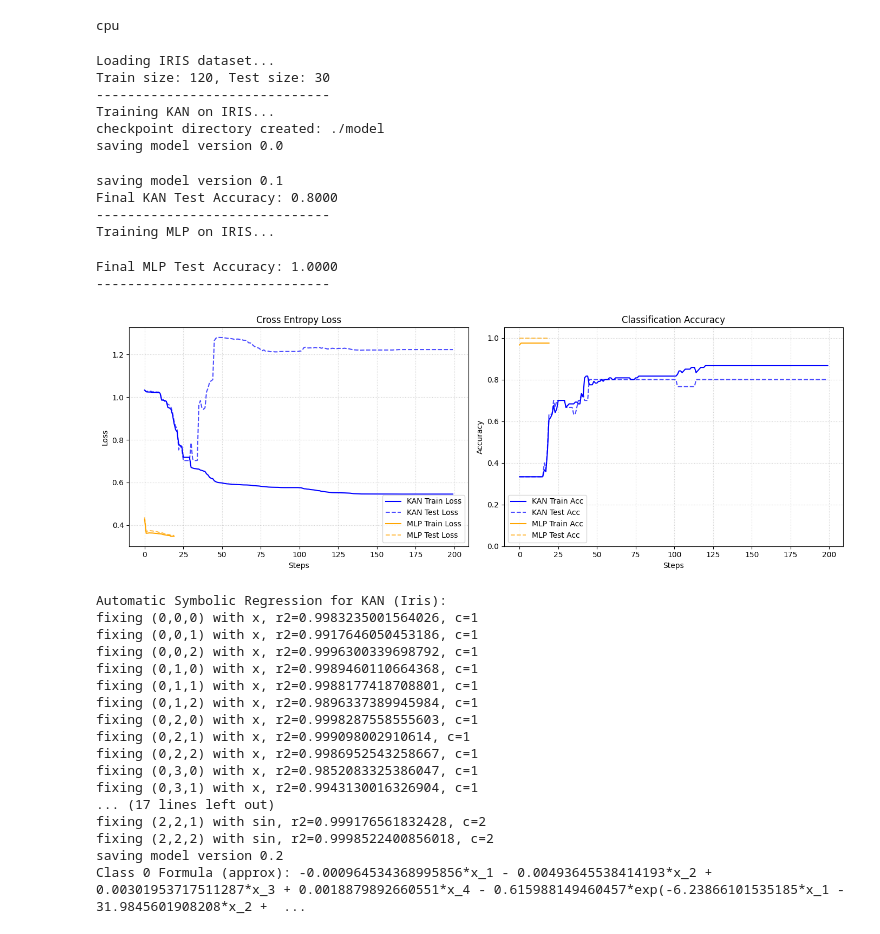
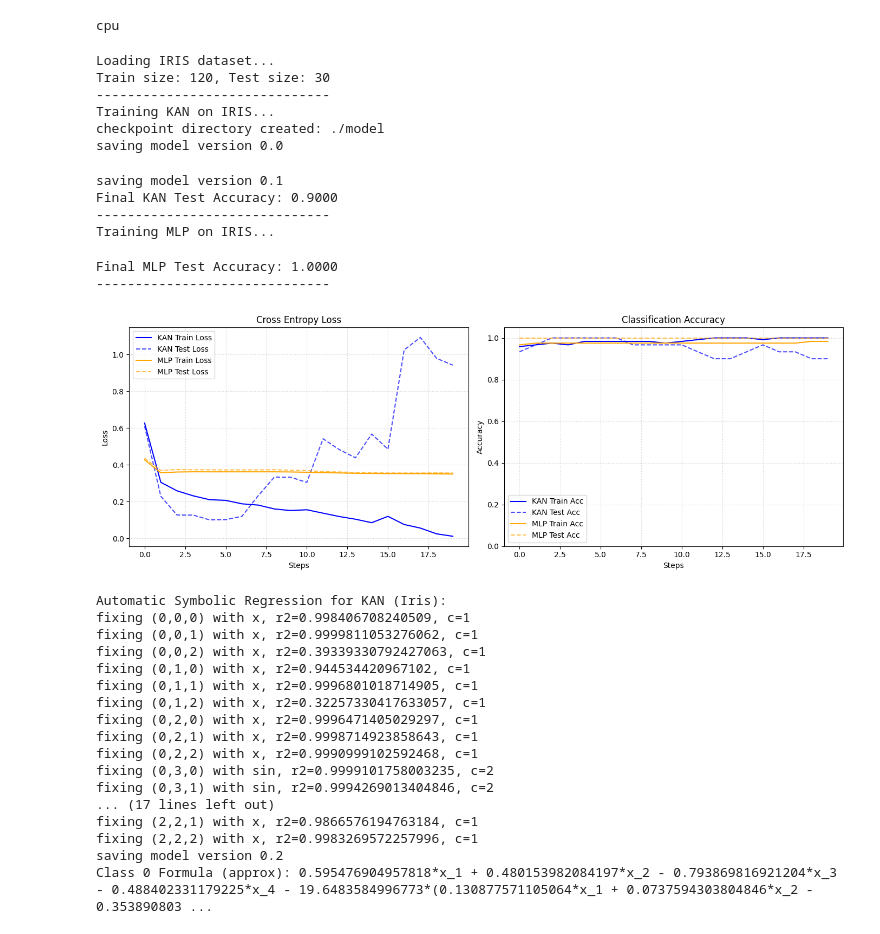
Before and after one commit to paumateo/Deep-Learning-Advanced-KAN-Project, a Jupyter notebook: notebooks/andre_test_5_IRIS_plot.ipynb, the cells around one changed output. Saved outputs shown, nothing was run; the diff lists cells and outputs as text; code cells hidden in the pictures.

```diff
--- a/notebooks/andre_test_5_IRIS_plot.ipynb
+++ b/notebooks/andre_test_5_IRIS_plot.ipynb
@@ -37,7 +37,7 @@ print("-" * 30)
 # --- 2. Train KAN Classifier ---
 print("Training KAN on IRIS...")
 # Architecture: 4 inputs -> 5 hidden neurons -> 3 output classes
-kan_model = KAN(width=[4, 3, 3, 3], grid=200, k=3, seed=42, device=device)
+kan_model = KAN(width=[4, 3, 3, 3], grid=5, k=3, seed=42, device=device)
 
 # Define accuracy metrics
 def train_acc_kan():
@@ -50,7 +50,7 @@ def test_acc_kan():
 results_kan = kan_model.fit(
     dataset_iris,
     opt="LBFGS",
-    steps=200,
+    steps=20,
     metrics=(train_acc_kan, test_acc_kan),
     loss_fn=torch.nn.CrossEntropyLoss()
 )
@@ -135,52 +135,52 @@ else:
     # MLP fit returns a list of losses directly in some versions, or a dict in others.
     # Assuming standard KAN lib return structure for MLP:
     if isinstance(results_mlp, dict) and 'train_loss' in results_mlp:
         plt.plot(results_mlp['train_loss'], label='MLP Train Loss')
         plt.plot(results_mlp['test_loss'], label='MLP Test Loss', linestyle='--')
 
     plt.title("Comparison: KAN vs MLP on IRIS Classification")
     plt.xlabel("Steps")
     plt.ylabel("Cross Entropy Loss")
     plt.legend()
     plt.show()
 
 # --- 5. Symbolic Formula from KAN (Bonus) ---
 print("Automatic Symbolic Regression for KAN (Iris):")
 lib = ['x','x^2','x^3','x^4','exp','log','sqrt','tanh','sin','abs']
 kan_model.auto_symbolic(lib=lib)
 formula_iris = kan_model.symbolic_formula()[0]
 print(f"Class 0 Formula (approx): {formula_iris[0]}")
 # %% [output]
 Loading IRIS dataset...
 Train size: 120, Test size: 30
 ------------------------------
 Training KAN on IRIS...
 checkpoint directory created: ./model
 saving model version 0.0
 saving model version 0.1
-Final KAN Test Accuracy: 0.8000
+Final KAN Test Accuracy: 0.9000
 ------------------------------
 Training MLP on IRIS...
 Final MLP Test Accuracy: 1.0000
 ------------------------------
-[figure, old version]
+[figure, new version]
 Automatic Symbolic Regression for KAN (Iris):
-fixing (0,0,0) with x, r2=0.9983235001564026, c=1
-fixing (0,0,1) with x, r2=0.9917646050453186, c=1
-fixing (0,0,2) with x, r2=0.9996300339698792, c=1
-fixing (0,1,0) with x, r2=0.9989460110664368, c=1
-fixing (0,1,1) with x, r2=0.9988177418708801, c=1
-fixing (0,1,2) with x, r2=0.9896337389945984, c=1
-fixing (0,2,0) with x, r2=0.9998287558555603, c=1
-fixing (0,2,1) with x, r2=0.999098002910614, c=1
-fixing (0,2,2) with x, r2=0.9986952543258667, c=1
-fixing (0,3,0) with x, r2=0.9852083325386047, c=1
-fixing (0,3,1) with x, r2=0.9943130016326904, c=1
+fixing (0,0,0) with x, r2=0.998406708240509, c=1
+fixing (0,0,1) with x, r2=0.9999811053276062, c=1
+fixing (0,0,2) with x, r2=0.39339330792427063, c=1
+fixing (0,1,0) with x, r2=0.944534420967102, c=1
+fixing (0,1,1) with x, r2=0.9996801018714905, c=1
+fixing (0,1,2) with x, r2=0.32257330417633057, c=1
+fixing (0,2,0) with x, r2=0.9996471405029297, c=1
+fixing (0,2,1) with x, r2=0.9998714923858643, c=1
+fixing (0,2,2) with x, r2=0.9990999102592468, c=1
+fixing (0,3,0) with sin, r2=0.9999101758003235, c=2
+fixing (0,3,1) with sin, r2=0.9994269013404846, c=2
 ... (17 lines left out)
-fixing (2,2,1) with sin, r2=0.999176561832428, c=2
-fixing (2,2,2) with sin, r2=0.9998522400856018, c=2
+fixing (2,2,1) with x, r2=0.9866576194763184, c=1
+fixing (2,2,2) with x, r2=0.9983269572257996, c=1
 saving model version 0.2
-Class 0 Formula (approx): -0.000964534368995856*x_1 - 0.00493645538414193*x_2 + 0.00301953717511287*x_3 + 0.0018879892660551*x_4 - 0.615988149460457*exp(-6.23866101535185*x_1 - 31.9845601908208*x_2 +  ...
+Class 0 Formula (approx): 0.595476904957818*x_1 + 0.480153982084197*x_2 - 0.793869816921204*x_3 - 0.488402331179225*x_4 - 19.6483584996773*(0.130877571105064*x_1 + 0.0737594303804846*x_2 - 0.353890803 ...
 # %%
 kan_model.plot(scale=1.0, beta=3)
 n = 4
```
Also changed, not shown: parts of 2 cells of this notebook.
